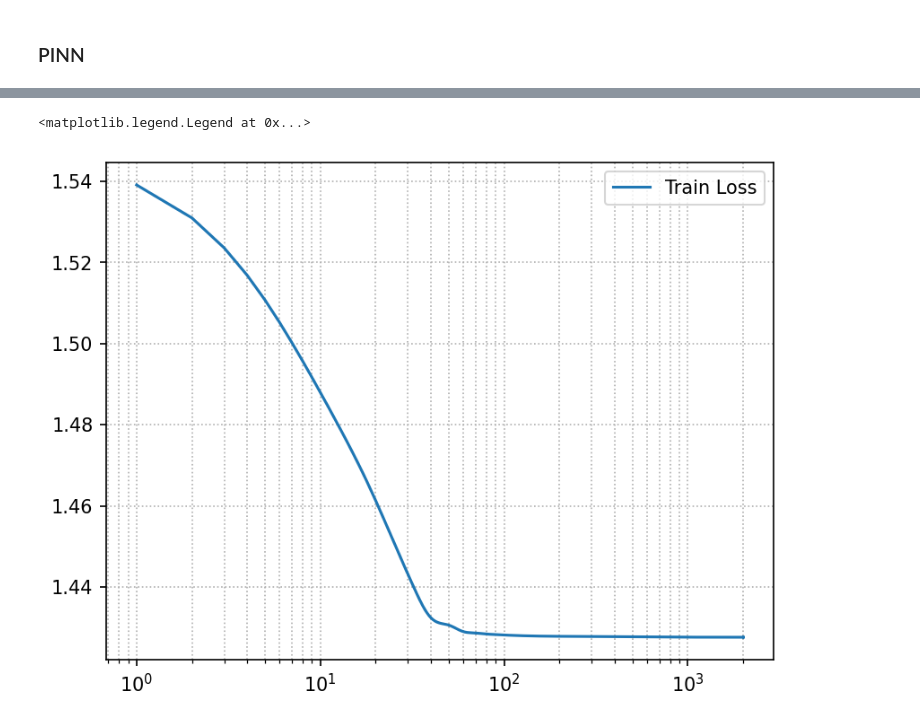
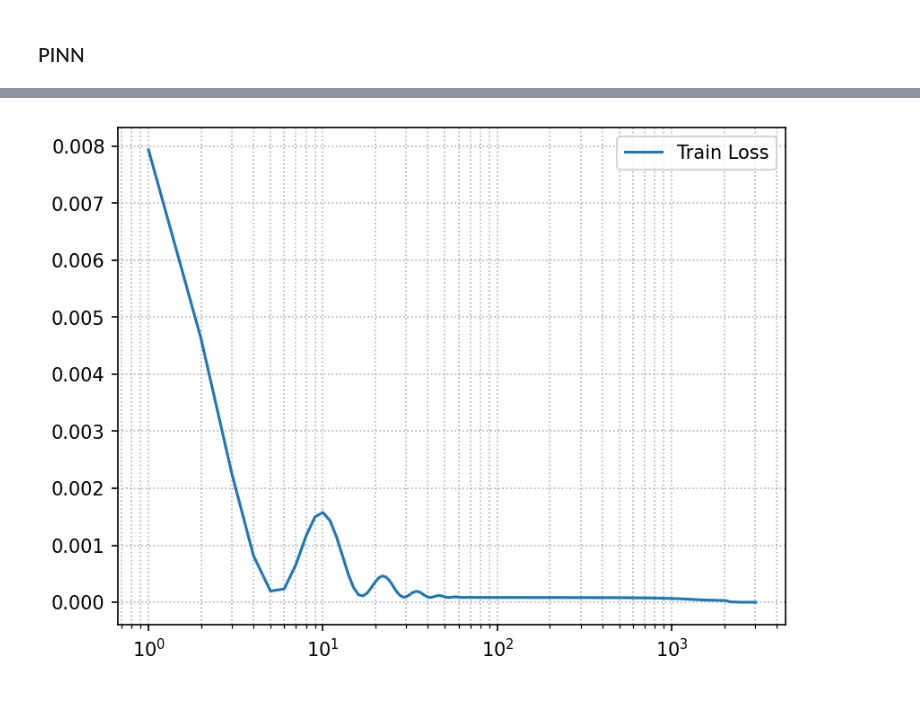
Before and after one commit to tia987/AISE, a Jupyter notebook: task_1/task_1.ipynb, the cells around one changed output, grey strips where cells are left out. Drawn from its saved outputs; the diff is of its cells as text; code cells hidden in the pictures.

```diff
--- a/task_1/task_1.ipynb
+++ b/task_1/task_1.ipynb
@@ -272,8 +267,10 @@ class Pinns:
 # %%
 n_int = 256
 n_bc = 64
+resolution=K[1]
+a_ij = generate_coefficients(resolution)
 
-model = Pinns(n_int, n_bc, resolution=K[-1], N=64)
+model = Pinns(n_int, n_bc, resolution=resolution)
 # %%
 optimizer_LBFGS = optim.LBFGS(model.approximate_solution.parameters(),
                               lr=float(0.5),
@@ -286,9 +283,9 @@ optimizer_ADAM = optim.Adam(model.approximate_solution.parameters(),
                             lr=float(0.001))
 # %%
 print("--- Starting Adam ---")
-hist_adam = model.fit(num_epochs=2000, optimizer=optimizer_ADAM, verbose=False)
+hist_adam = model.fit(num_epochs=2000, optimizer=optimizer_ADAM,  PINN=False, verbose=False)
 print("--- Starting LBFGS ---")
-hist_lbfgs = model.fit(num_epochs=1,   optimizer=optimizer_LBFGS)
+hist_lbfgs = model.fit(num_epochs=1,   optimizer=optimizer_LBFGS, PINN=False)
 
 hist = hist_adam + hist_lbfgs
 
@@ -297,5 +294,6 @@ plt.grid(True, which="both", ls=":")
 plt.plot(np.arange(1, len(hist) + 1), hist, label="Train Loss")
 plt.xscale("log")
 plt.legend()
+plt.show()
 # %% [output]
 --- Starting Adam ---
@@ -311,5 +316,4 @@ Final Loss:  1.427626132965088
-<matplotlib.legend.Legend at 0x...>
-[figure, old version]
+[figure, new version]
 # %%
 model.plot()
 # %% [output]
```
Also changed, not shown: parts of 5 cells of this notebook.
